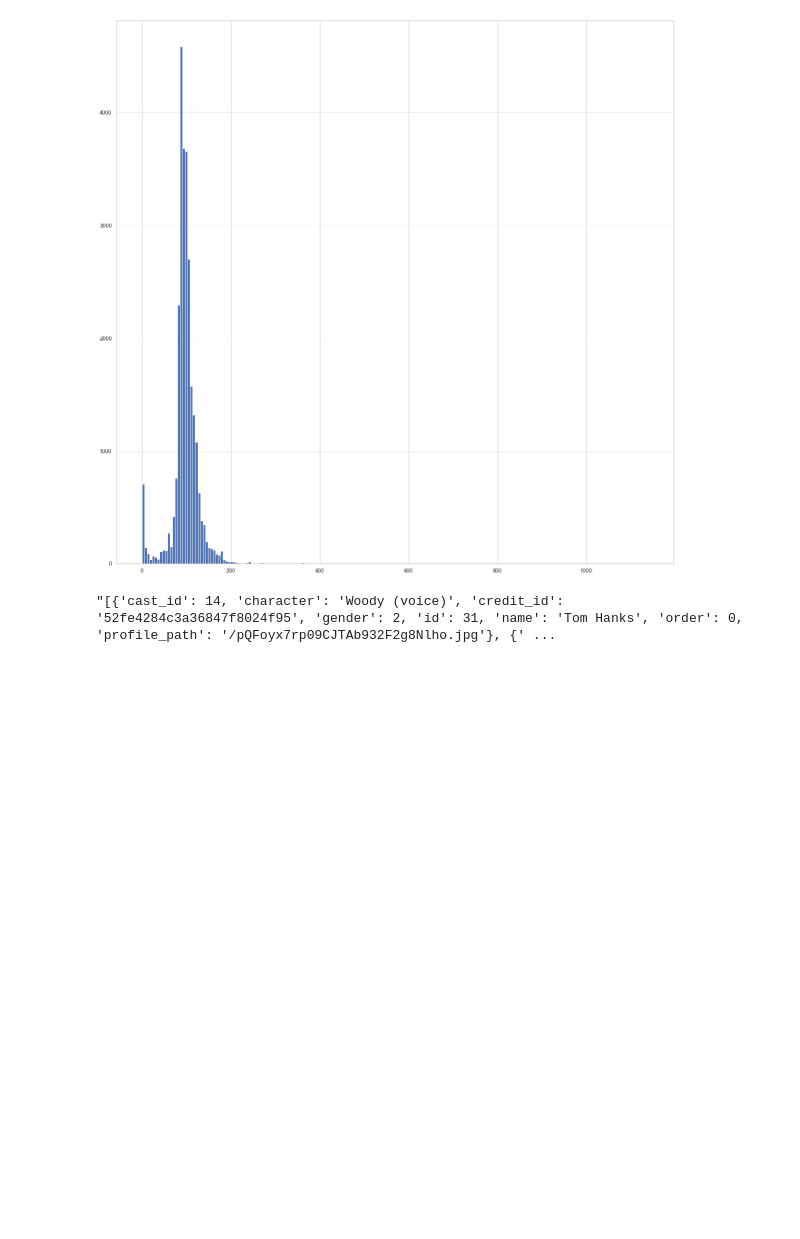
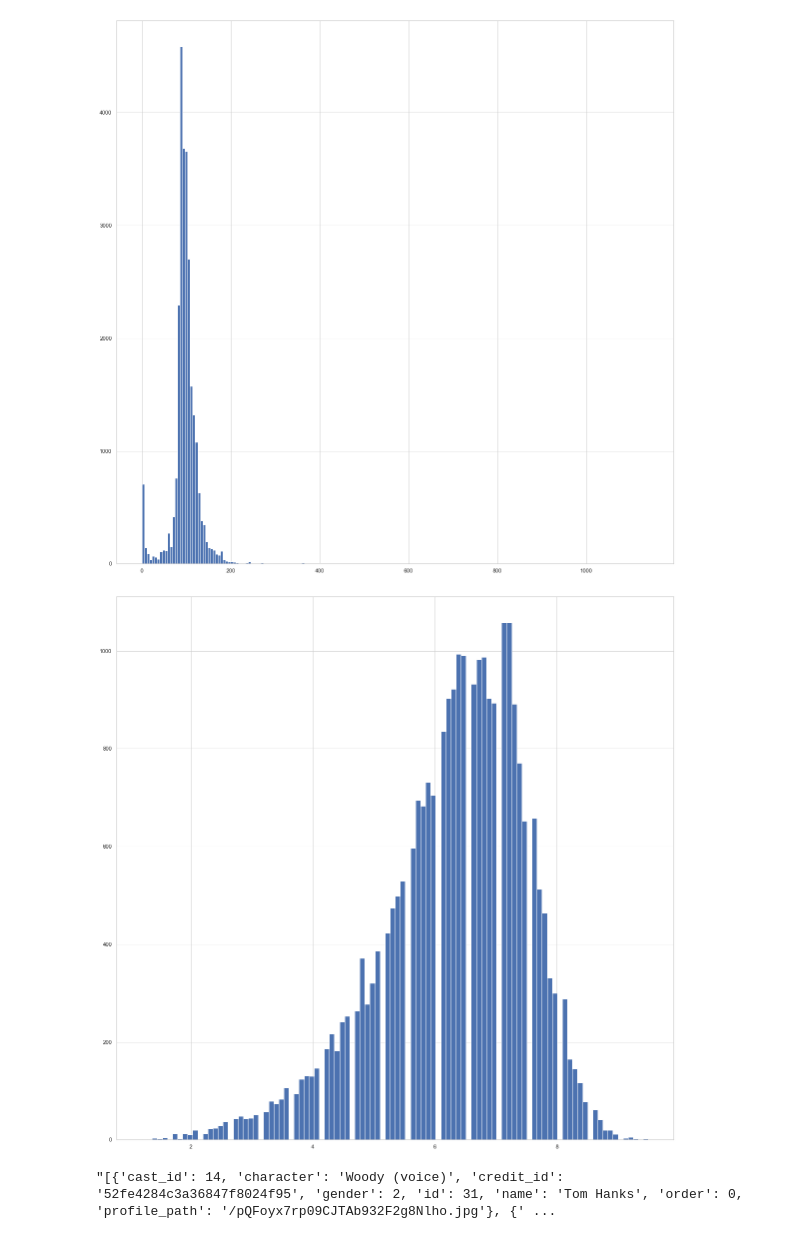
Before and after one commit to PritishWadhwa/IMDb-Movie-Rating-Predictor, a Jupyter notebook: Movies_Rating_Prediction.ipynb, the cells around one changed output. Cells and saved outputs as stored; diff of their text form; code cells hidden in the pictures; blank space fills up the shorter version.

```diff
--- a/Movies_Rating_Prediction.ipynb
+++ b/Movies_Rating_Prediction.ipynb
@@ -438,6 +438,12 @@ plt.hist(all_data['runtime'], bins = 200)
 plt.show()
 # %% [output]
 [figure]
+# %%
+
+plt.hist(all_data['IMDBscore'], bins = 100)
+plt.show()
+# %% [output]
+[figure, added]
 # %%
 all_data['cast'][0]
 # %% [output]
```
